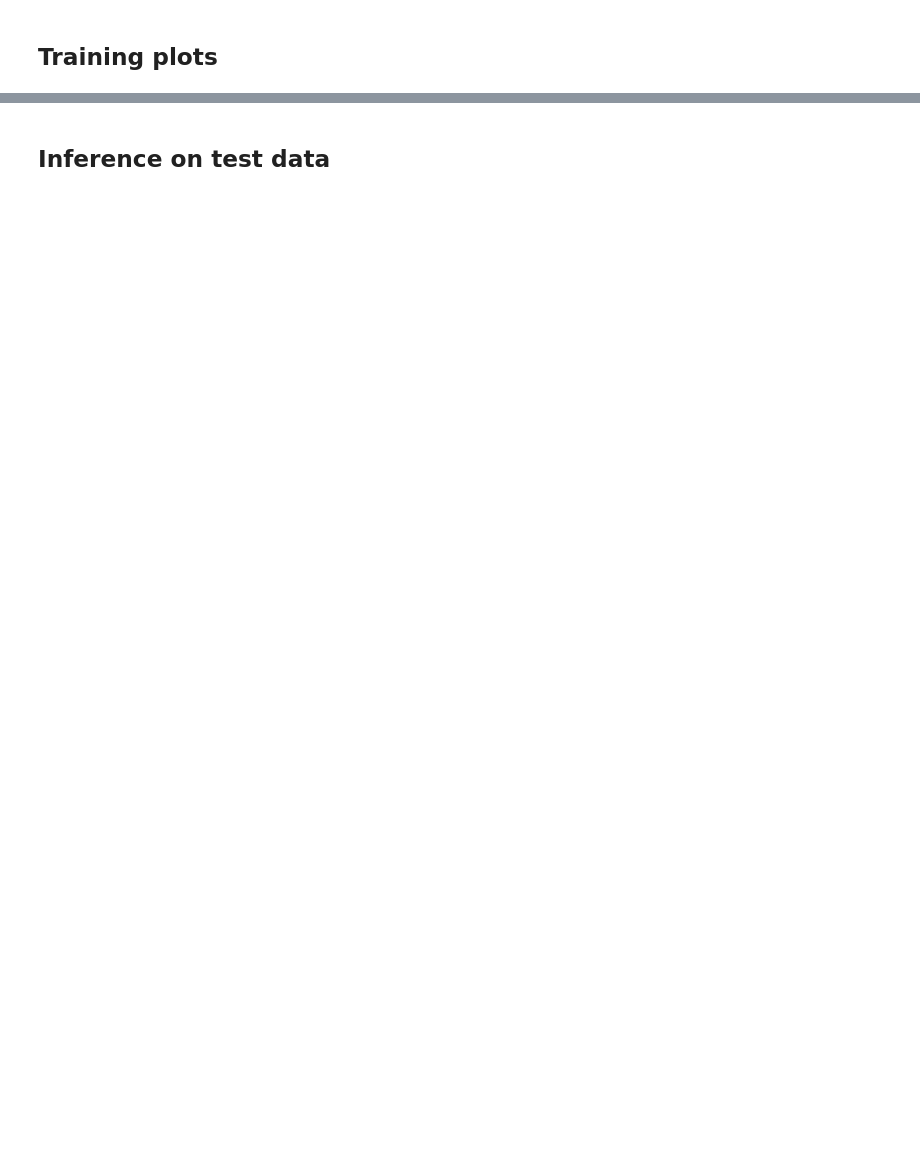
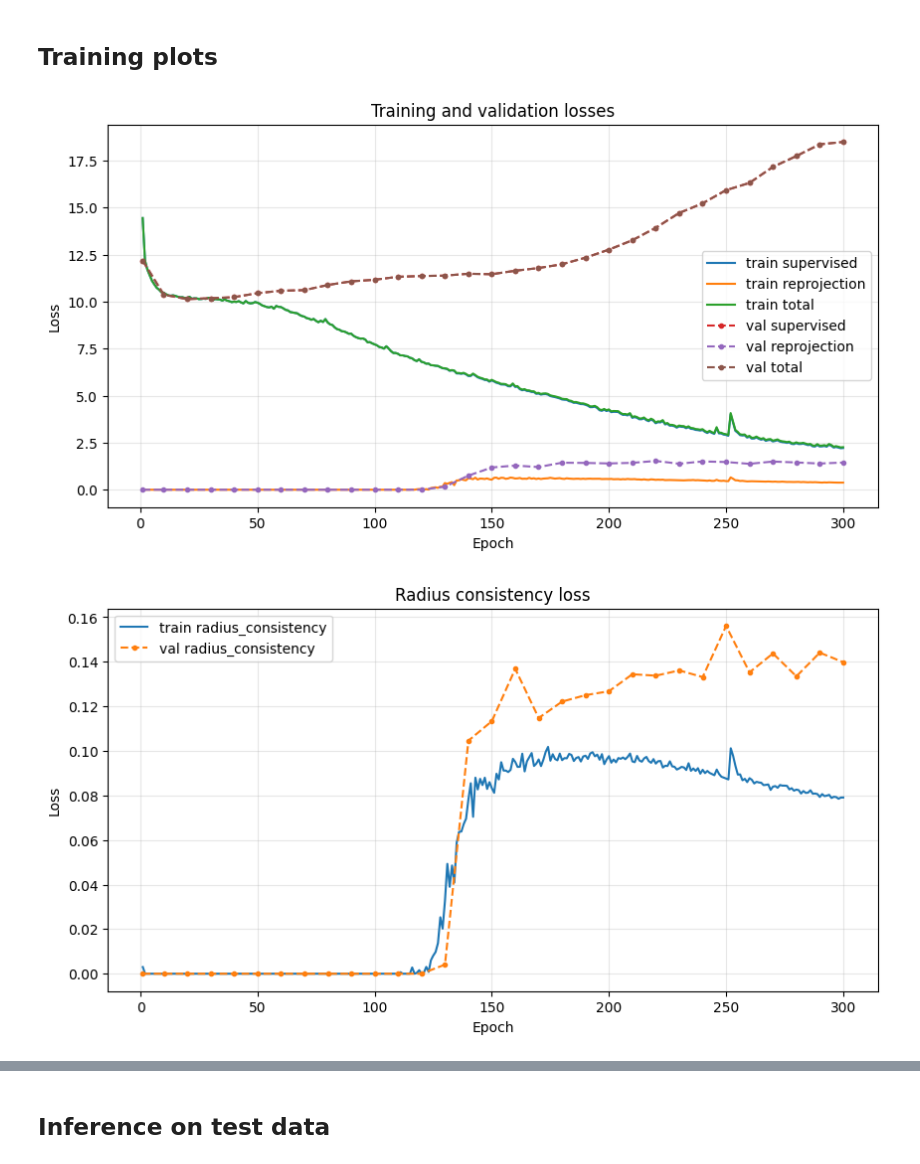
Before and after one commit to jo6815en/pose_from_cylinders, a Jupyter notebook: train_v2.ipynb, the cells around one changed output, grey strips where cells are left out. Saved outputs shown, nothing was run; the diff lists cells and outputs as text; code cells hidden in the pictures; blank space fills up the shorter version.

```diff
--- a/train_v2.ipynb
+++ b/train_v2.ipynb
@@ -80,11 +84,7 @@ model = PairImageCylinderModel(
     dropout=0.1,
 ).to(device)
 
-optimizer = torch.optim.AdamW(
-    model.parameters(),
-    lr=LEARNING_RATE,
-    weight_decay=0.05,
-)
+optimizer = torch.optim.AdamW( model.parameters(), lr=LEARNING_RATE, weight_decay=0.05, )
 
 n_params = sum(p.numel() for p in model.parameters())
 print(f"Model parameters: {n_params:,} ({n_params / 1e6:.2f}M)")
@@ -609,20 +754,10 @@ plt.figure(figsize=(10, 5))
 plt.plot(epochs, history["radius_consistency"], label="train radius_consistency")
 
 if FOREST_ENABLED and len(forest_epochs) > 0:
-    plt.plot(
-        forest_epochs,
-        history["forest_radius_consistency"],
-        "--",
-        label="forest radius_consistency",
-    )
+    plt.plot( forest_epochs, history["forest_radius_consistency"], "--", label="forest radius_consistency", )
 
 if len(val_epochs) > 0:
-    plt.plot(
-        val_epochs,
-        history["val_radius_consistency"],
-        ".--",
-        label="val radius_consistency",
-    )
+    plt.plot( val_epochs, history["val_radius_consistency"], ".--", label="val radius_consistency", )
 
 if FOREST_ENABLED:
     plt.axvline(FOREST_START_EPOCH, linestyle=":", alpha=0.5, label="forest start")
@@ -638,20 +773,10 @@ plt.figure(figsize=(10, 5))
 plt.plot(epochs, history["reprojection"], label="train reprojection")
 
 if FOREST_ENABLED and len(forest_epochs) > 0:
-    plt.plot(
-        forest_epochs,
-        history["forest_reprojection"],
-        "--",
-        label="forest reprojection",
-    )
+    plt.plot( forest_epochs, history["forest_reprojection"], "--", label="forest reprojection", )
 
 if len(val_epochs) > 0:
-    plt.plot(
-        val_epochs,
-        history["val_reprojection"],
-        ".--",
-        label="val reprojection",
-    )
+    plt.plot( val_epochs, history["val_reprojection"], ".--", label="val reprojection", )
 
 if FOREST_ENABLED:
     plt.axvline(FOREST_START_EPOCH, linestyle=":", alpha=0.5, label="forest start")
@@ -677,42 +802,35 @@ plt.show()
 plt.figure(figsize=(10, 5))
 plt.plot(epochs, history["translation_magnitude_error"], label="train translation magnitude error")
 if len(val_epochs) > 0:
-    plt.plot(
-        val_epochs,
-        history["val_translation_magnitude_error"],
-        ".--",
-        label="val translation magnitude error",
-    )
+    plt.plot( val_epochs, history["val_translation_magnitude_error"], ".--", label="val translation magnitude error", )
 plt.xlabel("Epoch")
 plt.ylabel("Translation magnitude error")
 plt.title("Translation magnitude error")
 plt.legend()
 plt.grid(True, alpha=0.3)
 plt.show()
 
 plt.figure(figsize=(10, 5))
 plt.plot(epochs, history["translation_direction_error"], label="train translation direction error")
 if len(val_epochs) > 0:
-    plt.plot(
-        val_epochs,
-        history["val_translation_direction_error"],
-        ".--",
-        label="val translation direction error",
-    )
+    plt.plot( val_epochs, history["val_translation_direction_error"], ".--", label="val translation direction error", )
 plt.xlabel("Epoch")
 plt.ylabel("Translation direction error (degrees)")
 plt.title("Translation direction error")
 plt.legend()
 plt.grid(True, alpha=0.3)
 plt.show()
 
 plt.figure(figsize=(10, 5))
 plt.plot(epochs, history["yaw_error_deg"], label="train yaw error")
 if len(val_epochs) > 0:
     plt.plot(val_epochs, history["val_yaw_error_deg"], ".--", label="val yaw error")
 plt.xlabel("Epoch")
 plt.ylabel("Yaw error (degrees)")
 plt.title("Yaw error")
 plt.legend()
 plt.grid(True, alpha=0.3)
 plt.show()
+# %% [output]
+[figure, added]
+[figure, added]
```
Also changed, not shown: parts of 15 cells of this notebook, 3 other files.
